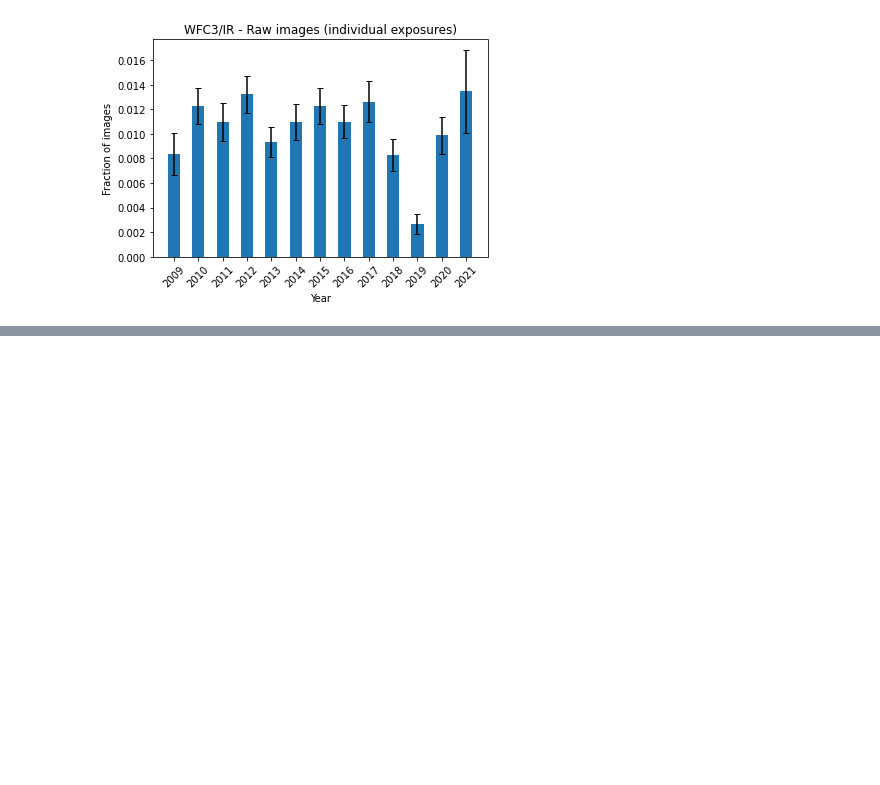
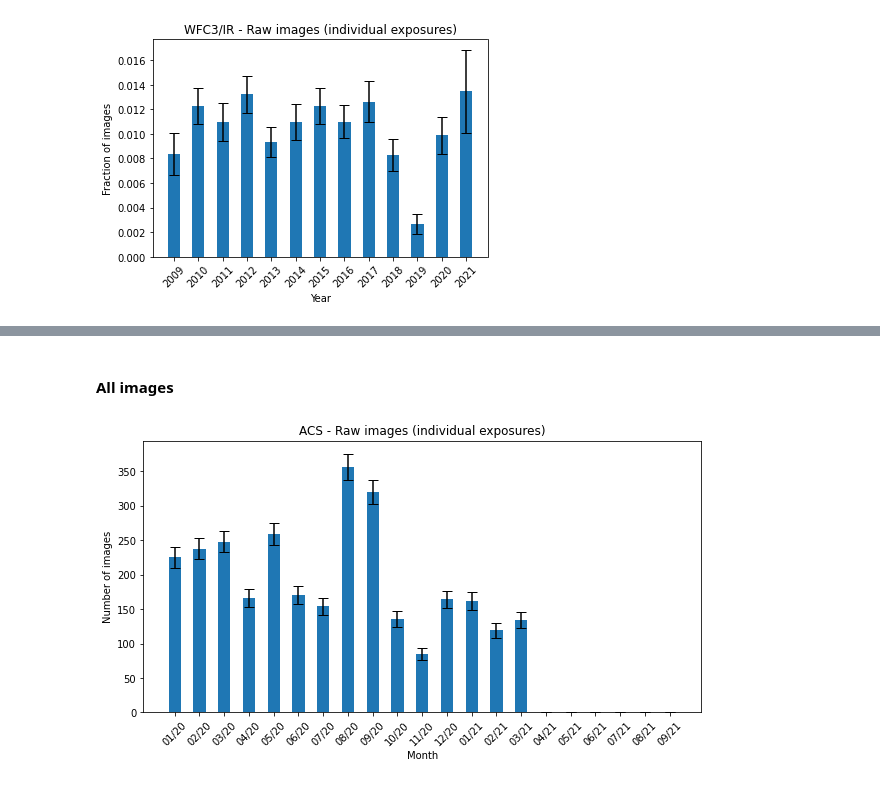
Before and after one commit to baussel/Satellite_Detection, a Jupyter notebook: Processing_and_Analysis.ipynb, the cells around one changed output, grey strips where cells are left out. Saved outputs shown, nothing was run; the diff lists cells and outputs as text; code cells hidden in the pictures; blank space fills up the shorter version.

```diff
--- a/Processing_and_Analysis.ipynb
+++ b/Processing_and_Analysis.ipynb
@@ -436,0 +574,22 @@ plt.savefig("/content/drive/MyDrive/ESA/Results/processed/plots/IR_fraction_year
+# %%
+bins_months = [58849,58880,58909,58940,58970,59001,59031,59062,59093,59123,59154,59184,59215,59246,59274,59305,59335,59366,59396,59427,59458,59488]
+months = ["01/20","02/20","03/20","04/20","05/20","06/20","07/20","08/20","09/20","10/20","11/20","12/20","01/21","02/21","03/21","04/21","05/21","06/21","07/21","08/21","09/21"]
+
+#bins_months = [58849,58940,59031,59123,59215,59305,59396,59488]
+#months = ["01/20","04/20","07/20","10/20","01/21","04/21","07/21"]
+# %% [markdown]
+#### All images
+# %%
+#ACS
+data_ACS_months = data_ACS[data_ACS["start_time_mjd"] > 58849]
+hist_ACS_months = np.histogram(data_ACS_months["start_time_mjd"],bins=bins_months)
+
+plt.figure(figsize=(10,5))
+plt.title("ACS - Raw images (individual exposures)")
+plt.bar(months,hist_ACS_months[0], width=0.5, yerr=np.sqrt(hist_ACS_months[0]),capsize=5)
+plt.xlabel("Month")
+plt.ylabel("Number of images")
+plt.xticks(rotation=45)
+plt.savefig("/content/drive/MyDrive/ESA/Results/processed/plots/ACS_all_images_months.png",dpi=100)
+# %% [output]
+[figure, added]
```
Also changed, not shown: parts of 48 cells of this notebook.
